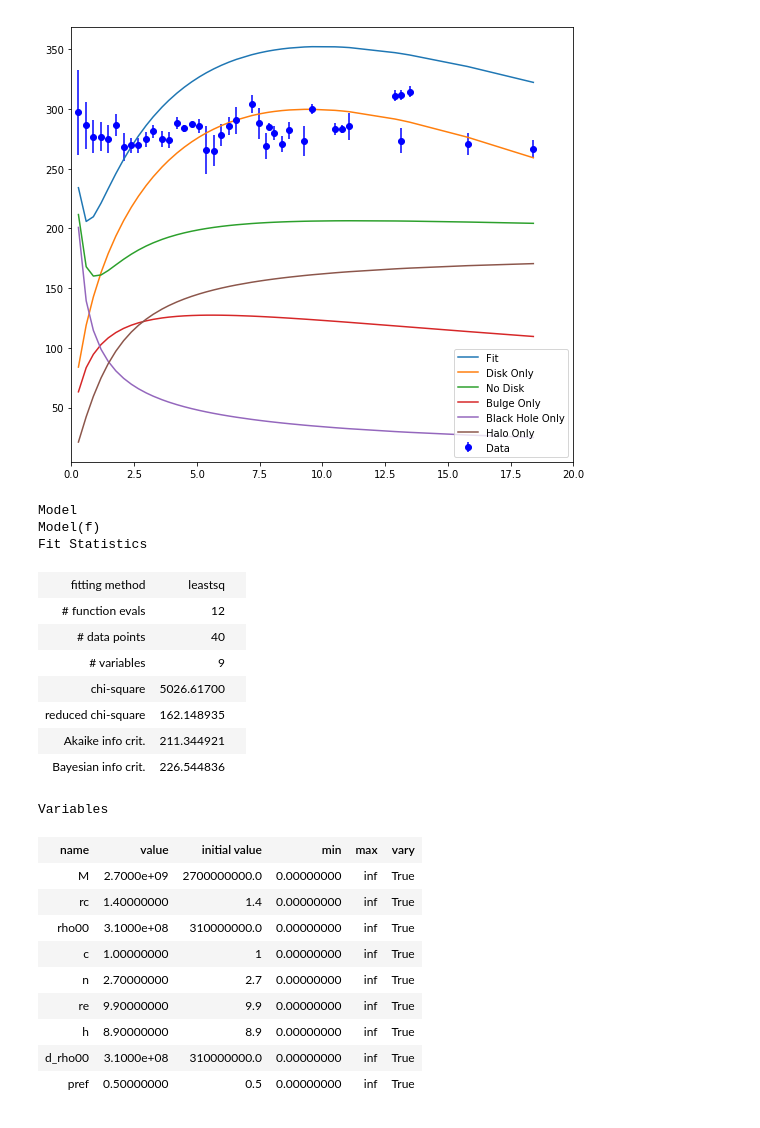
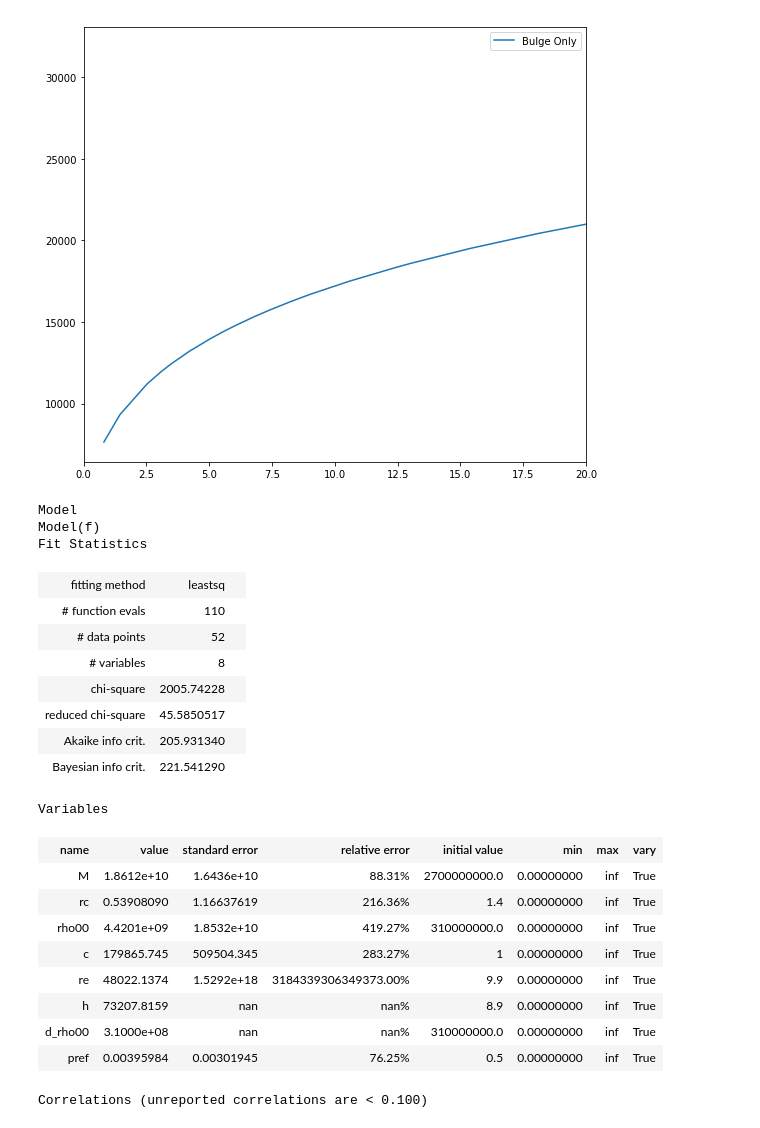
Before and after one commit to villano-lab/grav_project, a Jupyter notebook: fitting/Fitting_with_library-diskparam.ipynb, the cells around one changed output. Saved outputs shown, nothing was run; the diff lists cells and outputs as text; code cells hidden in the pictures.

```diff
--- a/fitting/Fitting_with_library-diskparam.ipynb
+++ b/fitting/Fitting_with_library-diskparam.ipynb
@@ -10,15 +10,21 @@ import scipy.optimize as opt
 import lmfit as lm
 import dataPython as dp
 # %%
-data = dp.getXYdata_wXYerr('data/NGC5533-rot-data_fmt.txt')
+#data = dp.getXYdata_wXYerr('data/NGC5533-rot-data_fmt.txt')
+data = dp.getXYdata_wXYerr('data/100kpc_data.txt')
 r_dat = np.asarray(data['xx'])
 v_dat = np.asarray(data['yy'])
 v_err0 = np.asarray(data['ex'])
 v_err1 = np.asarray(data['ey'])
+
+#change r_dat so it's strictly increasing
+r_dat, v_dat, v_err0, v_err1 = (np.asarray(list(a)) for a in zip(*sorted(zip(r_dat, v_dat, v_err0, v_err1))))
+#converting v_err1 to an array
+v_err1_array = np.asarray(v_err1)
 # %%
-def f(r,M,rc,rho00,c,n,re,h,d_rho00,pref):
+def f(r,M,rc,rho00,c,re,h,d_rho00,pref):
 #def f(r,M,rc,rho00,c):
-    return np.sqrt(nf.bh_v(r,M,load=True)**2 + nf.h_v(r,rc,rho00,load=True)**2 + c*nf.b_v(r,n,re,load=True)**2 + nf.d_v(r,h,d_rho00,pref,load=True)**2)
+    return np.sqrt(nf.bh_v(r,M)**2 + nf.h_v(r,rc,rho00,load=True)**2 + c*nf.b_v(r,re,load=True)**2 + nf.d_v(r,h,d_rho00,pref,load=True)**2)
 # %%
 #Setup
 weighdata = 1/v_err1
@@ -28,7 +34,7 @@ params = l_mod.make_params()
 params.add('M', value=nf.Mbh_def, min=0) #Mass
 #Bulge
 params.add('c', value=1, min=0)          #Contributions should all add
-params.add('n', value=nf.n_c, min=0)
+#params.add('n', value=nf.n_c, min=0)
 params.add('re', value=nf.re_c, min=0)
 #Disk
 params.add('h', value=nf.h_c, min=0)
@@ -50,14 +56,14 @@ l_h = l_dict['h']
 l_drho00 = l_dict['d_rho00']
 l_pref = l_dict['pref']
 l_c = l_dict['c']
-l_n = l_dict['n']
+#l_n = l_dict['n']
 l_re = l_dict['re']
 
-l_curve = np.sqrt(nf.bh_v(r_dat,l_M,load=True)**2 + nf.h_v(r_dat,l_rc,l_hrho00,load=True)**2 + l_c*nf.b_v(r_dat,l_n,l_re,load=True)[1]**2 + nf.d_v(r_dat,l_h,l_drho00,l_pref,load=True)**2)
+l_curve = np.sqrt(nf.bh_v(r_dat,l_M)**2 + nf.h_v(r_dat,l_rc,l_hrho00,load=True)**2 + l_c*nf.b_v(r_dat,l_re,load=True)[1]**2 + nf.d_v(r_dat,l_h,l_drho00,l_pref,load=True)**2)
 
-b_curve = l_c*nf.b_v(r_dat,l_n,l_re,load=True)
-d_curve = nf.d_v(r_dat,l_h,l_drho00,l_pref,load=True) #Disk only
-bh_curve = nf.bh_v(r_dat,l_M,load=True)
-h_curve = nf.h_v(r_dat,l_rc,l_hrho00,load=True)
-nodisk = np.sqrt(nf.bh_v(r_dat,l_M,load=True)**2 + nf.h_v(r_dat,l_rc,l_hrho00,load=True)**2 + l_c*nf.b_v(r_dat,l_n,l_re,load=True)**2)
+b_curve = l_c*nf.b_v(r_dat,nf.n_c,l_re,load=True)        #Bulge
+d_curve = nf.d_v(r_dat,l_h,l_drho00,l_pref,load=True) #Disk
+bh_curve = nf.bh_v(r_dat,l_M)                         #Black Hole
+h_curve = nf.h_v(r_dat,l_rc,l_hrho00,load=True)       #Halo
+#nodisk = np.sqrt(nf.bh_v(r_dat,l_M,load=True)**2 + nf.h_v(r_dat,l_rc,l_hrho00,load=True)**2 + l_c*nf.b_v(r_dat,l_n,l_re,load=True)**2)
 # %% [output]
@@ -67,41 +75,41 @@ nodisk = np.sqrt(nf.bh_v(r_dat,l_M,load=True)**2 + nf.h_v(r_dat,l_rc,l_hrho00,lo
 # %%
 fig = plt.figure(figsize=(9.0,8.0))
 
 plt.xlim(0,20)
 
-plt.errorbar(r_dat,v_dat,yerr=v_err1,fmt='bo',label='Data')
-plt.plot(r_dat,l_curve,label='Fit')
-plt.plot(r_dat,d_curve,label='Disk Only')
-plt.plot(r_dat,nodisk,label='No Disk')
+#plt.errorbar(r_dat,v_dat,yerr=v_err1,fmt='bo',label='Data')
+#plt.plot(r_dat,l_curve,label='Fit')
+#plt.plot(r_dat,d_curve,label='Disk Only')
+#plt.plot(r_dat,nodisk,label='No Disk')
 plt.plot(r_dat,b_curve,label='Bulge Only')
-plt.plot(r_dat,bh_curve,label='Black Hole Only')
-plt.plot(r_dat,h_curve,label='Halo Only')
+#plt.plot(r_dat,bh_curve,label='Black Hole Only')
+#plt.plot(r_dat,h_curve,label='Halo Only')
 
 plt.legend()
 plt.show()
 
 l_fit
 # %% [output]
-[figure, old version]
+[figure, new version]
 Model
 Model(f)
 Fit Statistics
 | fitting method | leastsq |  |
-| # function evals | 12 |  |
-| # data points | 40 |  |
-| # variables | 9 |  |
-| chi-square | 5026.61700 |  |
-| reduced chi-square | 162.148935 |  |
-| Akaike info crit. | 211.344921 |  |
-| Bayesian info crit. | 226.544836 |  |
+| # function evals | 110 |  |
+| # data points | 52 |  |
+| # variables | 8 |  |
+| chi-square | 2005.74228 |  |
+| reduced chi-square | 45.5850517 |  |
+| Akaike info crit. | 205.931340 |  |
+| Bayesian info crit. | 221.541290 |  |
 Variables
-| name | value | initial value | min | max | vary |
-| M | 2.7000e+09 | 2700000000.0 | 0.00000000 | inf | True |
-| rc | 1.40000000 | 1.4 | 0.00000000 | inf | True |
-| rho00 | 3.1000e+08 | 310000000.0 | 0.00000000 | inf | True |
-| c | 1.00000000 | 1 | 0.00000000 | inf | True |
-| n | 2.70000000 | 2.7 | 0.00000000 | inf | True |
-| re | 9.90000000 | 9.9 | 0.00000000 | inf | True |
-| h | 8.90000000 | 8.9 | 0.00000000 | inf | True |
-| d_rho00 | 3.1000e+08 | 310000000.0 | 0.00000000 | inf | True |
-| pref | 0.50000000 | 0.5 | 0.00000000 | inf | True |
+| name | value | standard error | relative error | initial value | min | max | vary |
+| M | 1.8612e+10 | 1.6436e+10 | 88.31% | 2700000000.0 | 0.00000000 | inf | True |
+| rc | 0.53908090 | 1.16637619 | 216.36% | 1.4 | 0.00000000 | inf | True |
+| rho00 | 4.4201e+09 | 1.8532e+10 | 419.27% | 310000000.0 | 0.00000000 | inf | True |
+| c | 179865.745 | 509504.345 | 283.27% | 1 | 0.00000000 | inf | True |
+| re | 48022.1374 | 1.5292e+18 | 3184339306349373.00% | 9.9 | 0.00000000 | inf | True |
+| h | 73207.8159 | nan | nan% | 8.9 | 0.00000000 | inf | True |
+| d_rho00 | 3.1000e+08 | nan | nan% | 310000000.0 | 0.00000000 | inf | True |
+| pref | 0.00395984 | 0.00301945 | 76.25% | 0.5 | 0.00000000 | inf | True |
+Correlations (unreported correlations are < 0.100)
```
Also changed, not shown: parts of 5 cells of this notebook, 2 other files.
